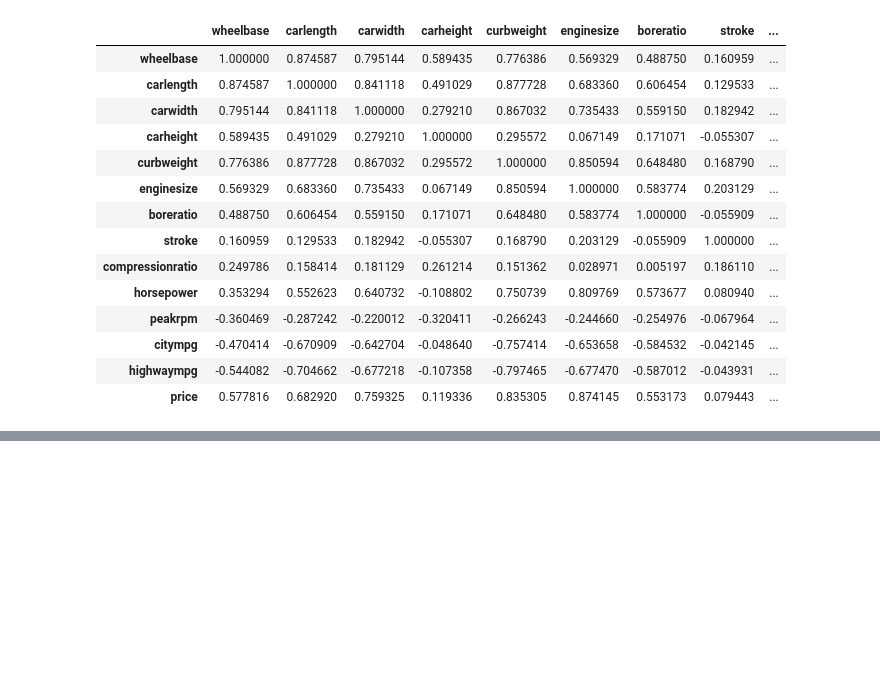
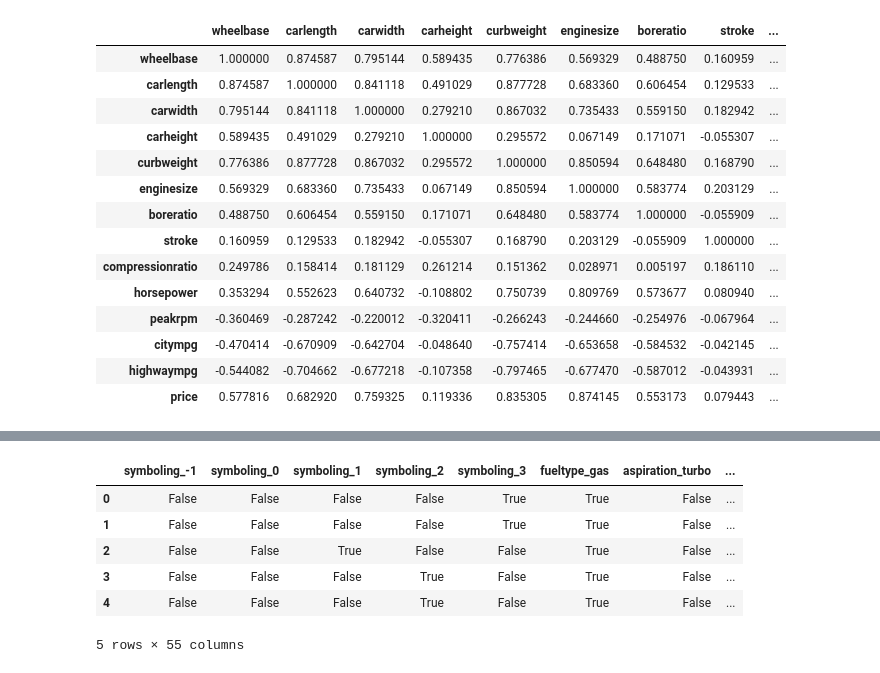
Before and after one commit to Allavudeen/MachineLearning, a Jupyter notebook: Regression/PredictCarPrice/Car_Price_Prediction_LR.ipynb, the cells around one changed output, grey strips where cells are left out. Drawn from its saved outputs; the diff is of its cells as text; code cells hidden in the pictures; blank space fills up the shorter version.

```diff
--- a/Regression/PredictCarPrice/Car_Price_Prediction_LR.ipynb
+++ b/Regression/PredictCarPrice/Car_Price_Prediction_LR.ipynb
@@ -192,0 +381,13 @@ plt.show()
+# %%
+# convert into dummies
+
+car_dummies = pd.get_dummies(cars_categorical, drop_first=True)
+car_dummies.head()
+# %% [output]
+|  | symboling_-1 | symboling_0 | symboling_1 | symboling_2 | symboling_3 | fueltype_gas | aspiration_turbo | ... |
+| 0 | False | False | False | False | True | True | False | ... |
+| 1 | False | False | False | False | True | True | False | ... |
+| 2 | False | False | True | False | False | True | False | ... |
+| 3 | False | False | False | True | False | True | False | ... |
+| 4 | False | False | False | True | False | True | False | ... |
+5 rows × 55 columns
```
Also changed, not shown: parts of 15 cells of this notebook.
